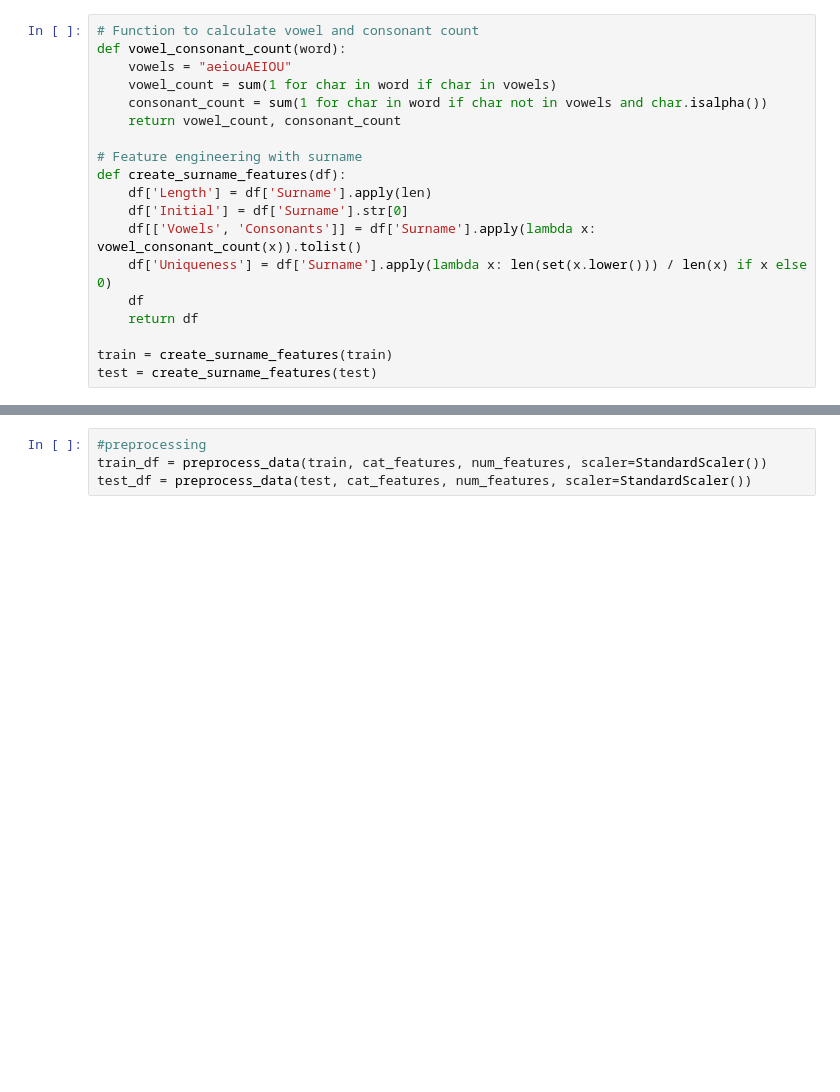
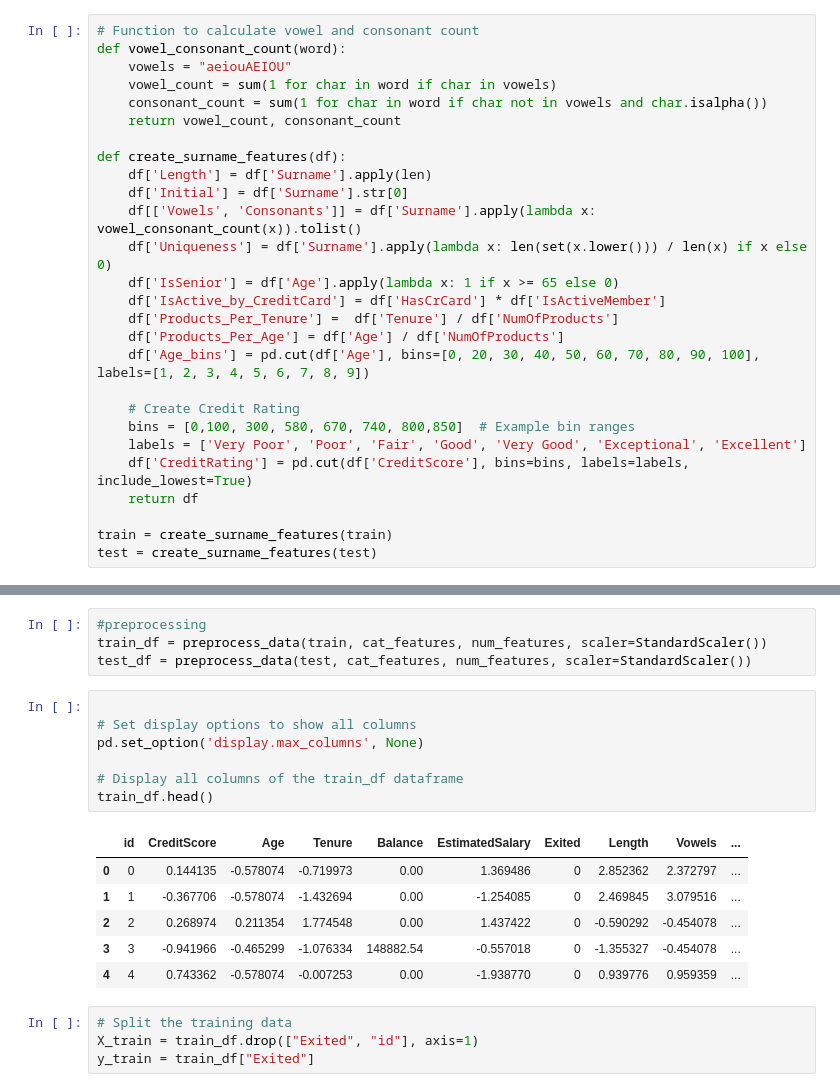
Before and after one commit to byvfx/kaggle, a Jupyter notebook: playground-series-s4e01/notebooks/ps-s4-e01-xgboost.ipynb, the cells around one changed output, grey strips where cells are left out. Saved outputs shown, nothing was run; the diff lists cells and outputs as text; blank space fills up the shorter version.

```diff
--- a/playground-series-s4e01/notebooks/ps-s4-e01-xgboost.ipynb
+++ b/playground-series-s4e01/notebooks/ps-s4-e01-xgboost.ipynb
@@ -169,13 +92,21 @@ def vowel_consonant_count(word):
     consonant_count = sum(1 for char in word if char not in vowels and char.isalpha())
     return vowel_count, consonant_count
 
-# Feature engineering with surname
 def create_surname_features(df):
     df['Length'] = df['Surname'].apply(len)
     df['Initial'] = df['Surname'].str[0]
     df[['Vowels', 'Consonants']] = df['Surname'].apply(lambda x: vowel_consonant_count(x)).tolist()
     df['Uniqueness'] = df['Surname'].apply(lambda x: len(set(x.lower())) / len(x) if x else 0)
-    df
+    df['IsSenior'] = df['Age'].apply(lambda x: 1 if x >= 65 else 0)
+    df['IsActive_by_CreditCard'] = df['HasCrCard'] * df['IsActiveMember']
+    df['Products_Per_Tenure'] =  df['Tenure'] / df['NumOfProducts']
+    df['Products_Per_Age'] = df['Age'] / df['NumOfProducts']
+    df['Age_bins'] = pd.cut(df['Age'], bins=[0, 20, 30, 40, 50, 60, 70, 80, 90, 100], labels=[1, 2, 3, 4, 5, 6, 7, 8, 9])
+
+    # Create Credit Rating
+    bins = [0,100, 300, 580, 670, 740, 800,850]  # Example bin ranges
+    labels = ['Very Poor', 'Poor', 'Fair', 'Good', 'Very Good', 'Exceptional', 'Excellent']
+    df['CreditRating'] = pd.cut(df['CreditScore'], bins=bins, labels=labels, include_lowest=True)
     return df
 
 train = create_surname_features(train)
@@ -217,4 +157,22 @@ num_features = [
 #preprocessing
 train_df = preprocess_data(train, cat_features, num_features, scaler=StandardScaler())
 test_df = preprocess_data(test, cat_features, num_features, scaler=StandardScaler())
+# %%
+
+# Set display options to show all columns
+pd.set_option('display.max_columns', None)
+
+# Display all columns of the train_df dataframe
+train_df.head()
+# %% [output]
+|  | id | CreditScore | Age | Tenure | Balance | EstimatedSalary | Exited | Length | Vowels | ... |
+| 0 | 0 | 0.144135 | -0.578074 | -0.719973 | 0.00 | 1.369486 | 0 | 2.852362 | 2.372797 | ... |
+| 1 | 1 | -0.367706 | -0.578074 | -1.432694 | 0.00 | -1.254085 | 0 | 2.469845 | 3.079516 | ... |
+| 2 | 2 | 0.268974 | 0.211354 | 1.774548 | 0.00 | 1.437422 | 0 | -0.590292 | -0.454078 | ... |
+| 3 | 3 | -0.941966 | -0.465299 | -1.076334 | 148882.54 | -0.557018 | 0 | -1.355327 | -0.454078 | ... |
+| 4 | 4 | 0.743362 | -0.578074 | -0.007253 | 0.00 | -1.938770 | 0 | 0.939776 | 0.959359 | ... |
+# %%
+# Split the training data
+X_train = train_df.drop(["Exited", "id"], axis=1)
+y_train = train_df["Exited"]
 # %%
```
Also changed, not shown: parts of 15 cells of this notebook, 1 other file.
